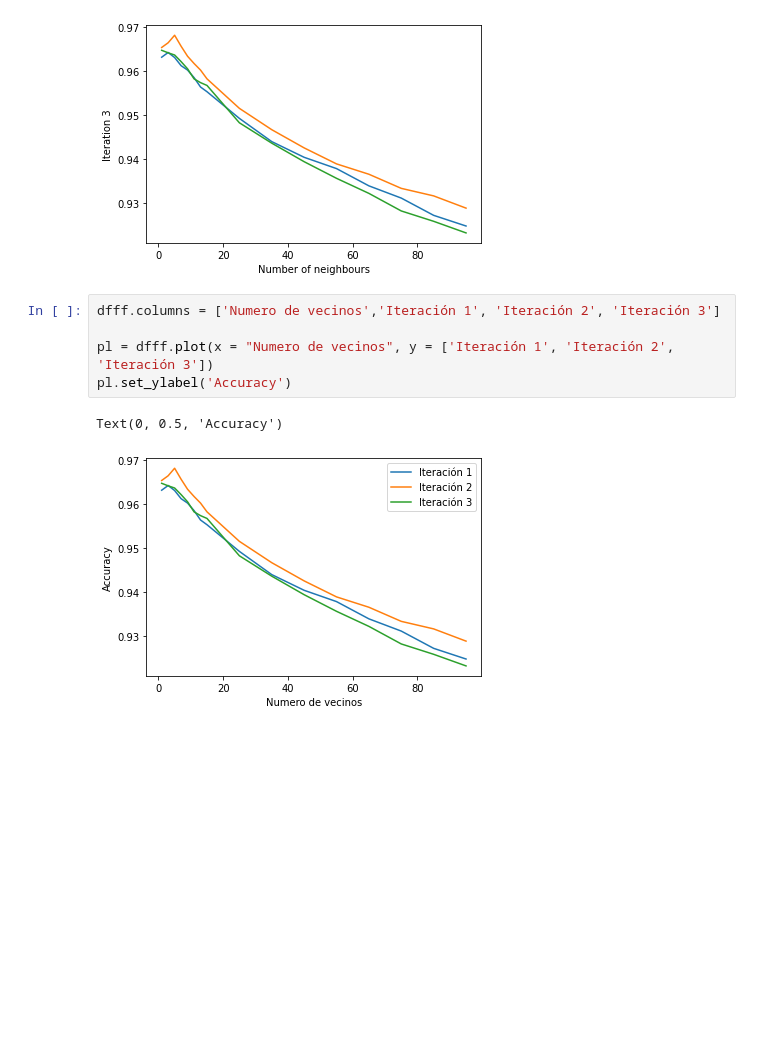
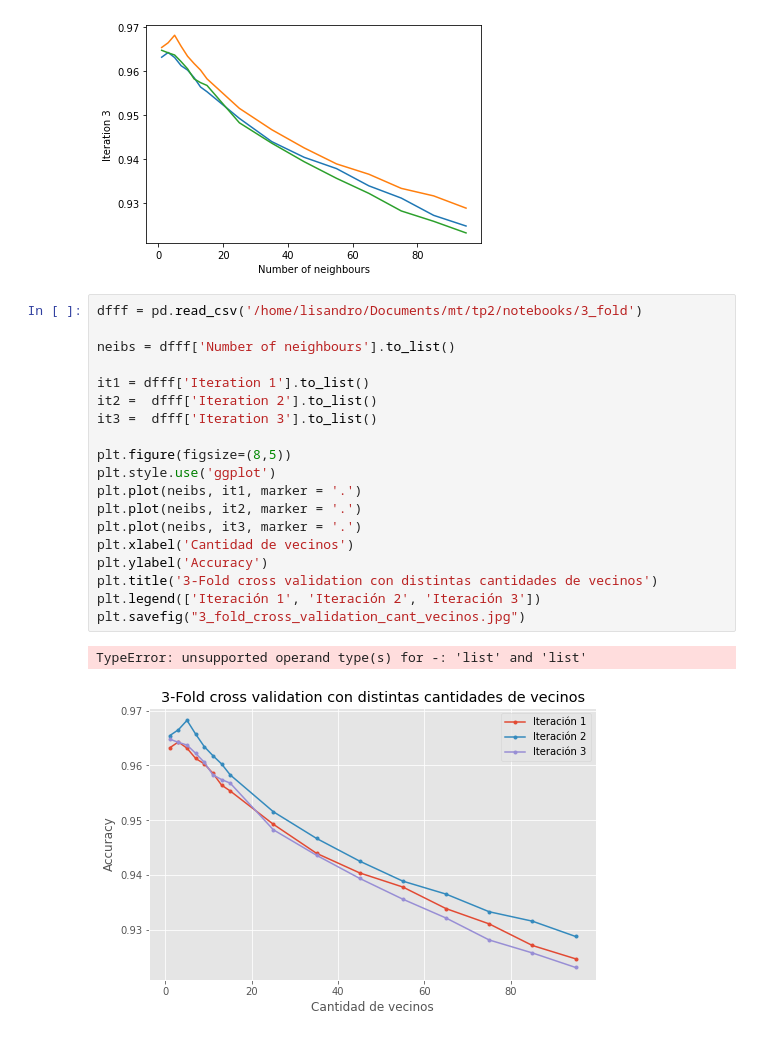
Before and after one commit to wgbusch/mt, a Jupyter notebook: tp2/notebooks/Experimentacion_K_FOLD.ipynb, the cells around one changed output. Drawn from its saved outputs; the diff is of its cells as text; blank space fills up the shorter version.

```diff
--- a/tp2/notebooks/Experimentacion_K_FOLD.ipynb
+++ b/tp2/notebooks/Experimentacion_K_FOLD.ipynb
@@ -155,11 +158,25 @@ CPU times: user 6h 53min 23s, sys: 36.3 s, total: 6h 53min 59s
 Wall time: 6h 52min 54s
 <matplotlib.axes._subplots.AxesSubplot at 0x...>
 [figure]
-# %%
-dfff.columns = ['Numero de vecinos','Iteración 1', 'Iteración 2', 'Iteración 3']
-
-pl = dfff.plot(x = "Numero de vecinos", y = ['Iteración 1', 'Iteración 2', 'Iteración 3'])
-pl.set_ylabel('Accuracy')
-# %% [output]
-Text(0, 0.5, 'Accuracy')
-[figure, removed]
+# %%
+dfff = pd.read_csv('/home/lisandro/Documents/mt/tp2/notebooks/3_fold')
+
+neibs = dfff['Number of neighbours'].to_list()
+
+it1 = dfff['Iteration 1'].to_list()
+it2 =  dfff['Iteration 2'].to_list()
+it3 =  dfff['Iteration 3'].to_list()
+
+plt.figure(figsize=(8,5))
+plt.style.use('ggplot')
+plt.plot(neibs, it1, marker = '.')
+plt.plot(neibs, it2, marker = '.')
+plt.plot(neibs, it3, marker = '.')
+plt.xlabel('Cantidad de vecinos')
+plt.ylabel('Accuracy')
+plt.title('3-Fold cross validation con distintas cantidades de vecinos')
+plt.legend(['Iteración 1', 'Iteración 2', 'Iteración 3'])
+plt.savefig("3_fold_cross_validation_cant_vecinos.jpg")
+# %% [output]
+TypeError: unsupported operand type(s) for -: 'list' and 'list'
+[figure, added]
```
Also changed, not shown: parts of 4 cells of this notebook, 2 other files.
